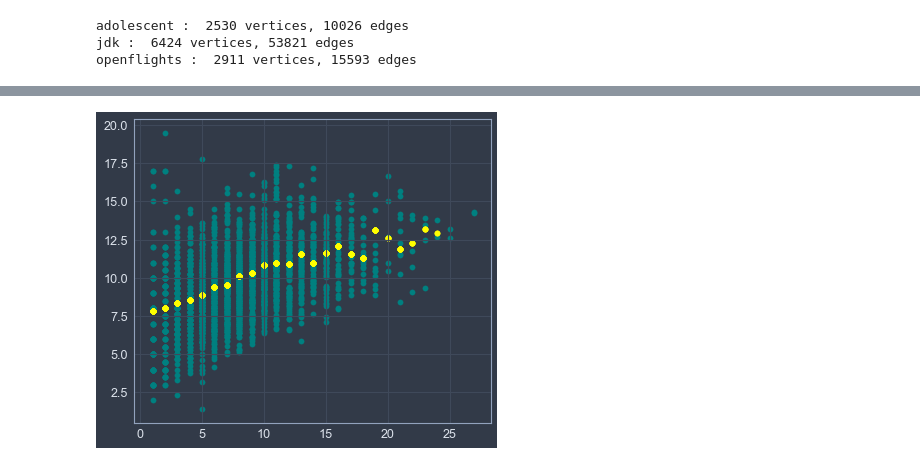
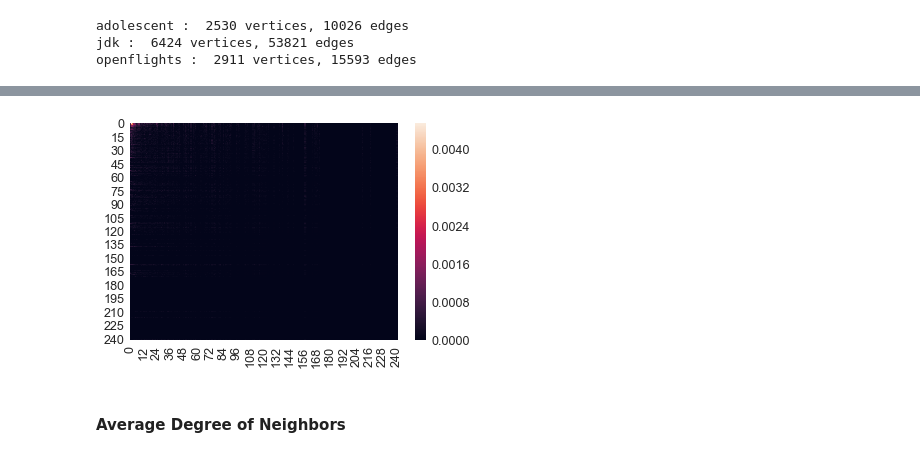
Before and after one commit to rtyh12/cna06, a Jupyter notebook: Problem 6-3.ipynb, the cells around one changed output, grey strips where cells are left out. Cells and saved outputs as stored; diff of their text form; code cells hidden in the pictures.

```diff
--- a/Problem 6-3.ipynb
+++ b/Problem 6-3.ipynb
@@ -95,3 +82,10 @@ NameError: name 'v' is not defined
+# %%
+ax = sns.heatmap(E[2])
+plt.show()
+# %% [output]
+[figure, added]
+# %% [markdown]
+#### Average Degree of Neighbors
 # %%
 def knn(g, vertex):
     return np.mean([g.degree(n) for n in g.neighbors(vertex)])
@@ -115,5 +109 @@ def scatter(g):
     plt.show()
-# %%
-scatter(adolescent)
-# %% [output]
-[figure, removed]
```
Also changed, not shown: parts of 16 cells of this notebook, 1 other file.
